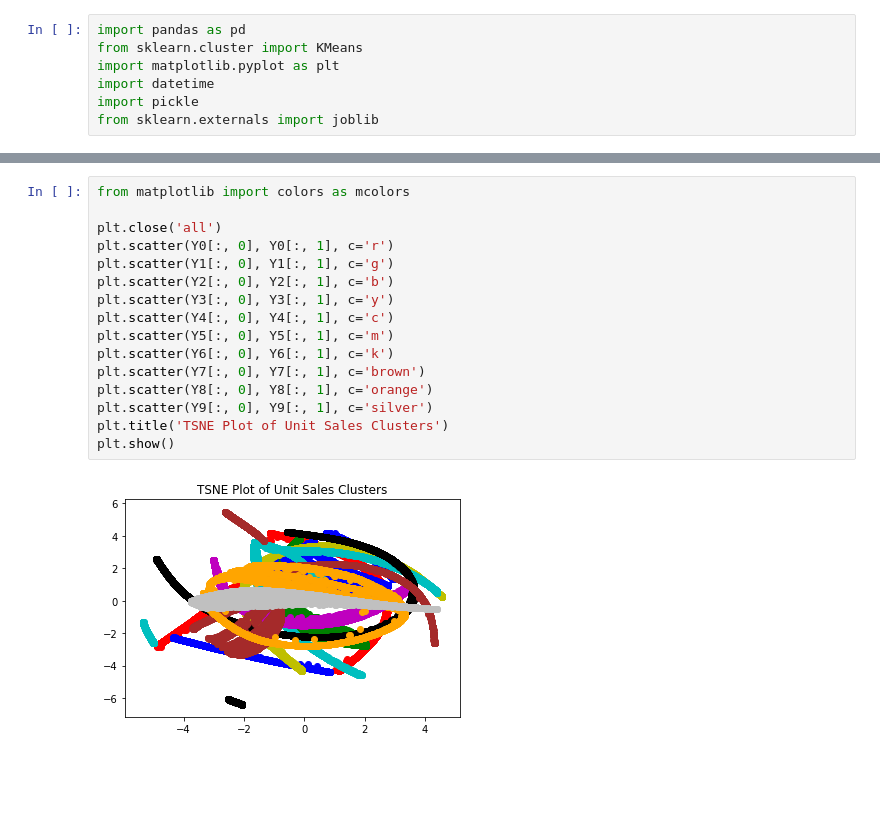
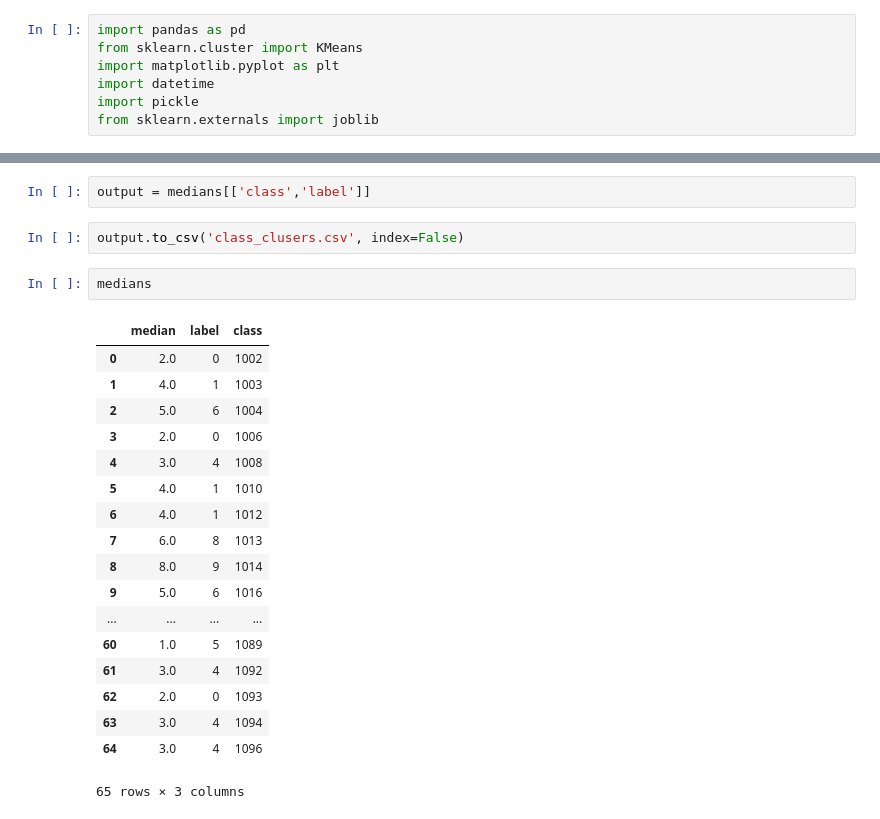
Before and after one commit to erstrong/FavoritaGrocery, a Jupyter notebook: Part3-ClusteringandModels/Clustering/Unit Sales Clusters.ipynb, the cells around one changed output, grey strips where cells are left out. Drawn from its saved outputs; the diff is of its cells as text; blank space fills up the shorter version.

```diff
--- a/Part3-ClusteringandModels/Clustering/Unit Sales Clusters.ipynb
+++ b/Part3-ClusteringandModels/Clustering/Unit Sales Clusters.ipynb
@@ -183,18 +107,25 @@ Y9 = tsne2.fit_transform(samp9)
-# %%
-from matplotlib import colors as mcolors
-
-plt.close('all')
-plt.scatter(Y0[:, 0], Y0[:, 1], c='r')
-plt.scatter(Y1[:, 0], Y1[:, 1], c='g')
-plt.scatter(Y2[:, 0], Y2[:, 1], c='b')
-plt.scatter(Y3[:, 0], Y3[:, 1], c='y')
-plt.scatter(Y4[:, 0], Y4[:, 1], c='c')
-plt.scatter(Y5[:, 0], Y5[:, 1], c='m')
-plt.scatter(Y6[:, 0], Y6[:, 1], c='k')
-plt.scatter(Y7[:, 0], Y7[:, 1], c='brown')
-plt.scatter(Y8[:, 0], Y8[:, 1], c='orange')
-plt.scatter(Y9[:, 0], Y9[:, 1], c='silver')
-plt.title('TSNE Plot of Unit Sales Clusters')
-plt.show()
-# %% [output]
-[figure, removed]
+# %%
+output = medians[['class','label']]
+# %%
+output.to_csv('class_clusers.csv', index=False)
+# %%
+medians
+# %% [output]
+|  | median | label | class |
+| 0 | 2.0 | 0 | 1002 |
+| 1 | 4.0 | 1 | 1003 |
+| 2 | 5.0 | 6 | 1004 |
+| 3 | 2.0 | 0 | 1006 |
+| 4 | 3.0 | 4 | 1008 |
+| 5 | 4.0 | 1 | 1010 |
+| 6 | 4.0 | 1 | 1012 |
+| 7 | 6.0 | 8 | 1013 |
+| 8 | 8.0 | 9 | 1014 |
+| 9 | 5.0 | 6 | 1016 |
+| ... | ... | ... | ... |
+| 60 | 1.0 | 5 | 1089 |
+| 61 | 3.0 | 4 | 1092 |
+| 62 | 2.0 | 0 | 1093 |
+| 63 | 3.0 | 4 | 1094 |
+| 64 | 3.0 | 4 | 1096 |
+65 rows × 3 columns
```
Also changed, not shown: parts of 24 cells of this notebook, 41 other files.
